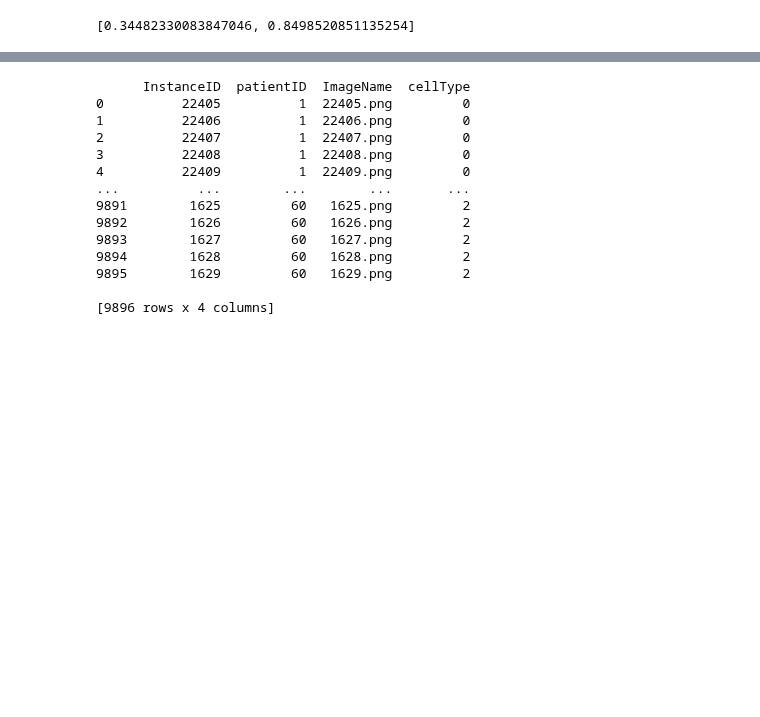
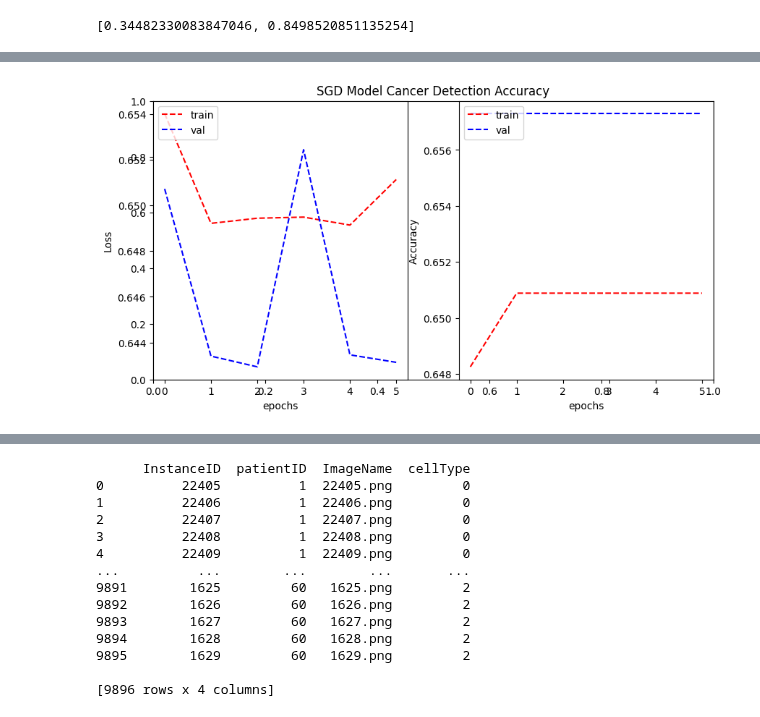
Before and after one commit to HarrisonOrosz/MLAssignment2, a Jupyter notebook: Assignment 2 Workbook.ipynb, the cells around one changed output, grey strips where cells are left out. Cells and saved outputs as stored; diff of their text form; code cells hidden in the pictures; blank space fills up the shorter version.

Commit message:
cnn for cancerous

```diff
--- a/Assignment 2 Workbook.ipynb
+++ b/Assignment 2 Workbook.ipynb
@@ -355,0 +356,27 @@ model.evaluate(test_generator)
+# %%
+model_VGG_cancerous = tf.keras.Sequential([
+    #VGG block 1
+    tf.keras.layers.Conv2D(32, (3, 3), activation='sigmoid', padding='same', input_shape=(27, 27, 3)),
+    tf.keras.layers.Conv2D(32, (3, 3), activation='sigmoid', padding='same'),
+    tf.keras.layers.MaxPooling2D((2, 2)),
+
+    #VGG block 2
+    tf.keras.layers.Conv2D(64, (3, 3), activation='sigmoid', padding='same'),
+    tf.keras.layers.Conv2D(64, (3, 3), activation='sigmoid', padding='same'),
+    tf.keras.layers.MaxPooling2D((2, 2)),
+
+    #VGG block 3
+    tf.keras.layers.Conv2D(128, (3, 3), activation='sigmoid', padding='same'),
+    tf.keras.layers.Conv2D(128, (3, 3), activation='sigmoid', padding='same'),
+    tf.keras.layers.MaxPooling2D((2, 2)),
+
+    tf.keras.layers.Flatten(),
+    tf.keras.layers.Dense(128, activation='sigmoid'),
+    tf.keras.layers.Dense(2),
+])
+# %%
+model_VGG_cancerous.compile(optimizer='adam',
+              loss=tf.keras.losses.CategoricalCrossentropy(from_logits=True),
+              metrics=['categorical_accuracy'])
+# %%
+history_vgg_cancerous = model_VGG_cancerous.fit(train_generator, validation_data = validation_generator, epochs=50, callbacks=earlyStop, verbose=1)
@@ -355,0 +398,6 @@ model.evaluate(test_generator)
+# %%
+plot_learning_curve("SGD Model Cancer Detection Accuracy",history_vgg_cancerous.history['loss'], history_vgg_cancerous.history['val_loss'],
+                    history_vgg_cancerous.history['categorical_accuracy'], history_vgg_cancerous.history['val_categorical_accuracy'],
+                    metric_name='Accuracy')
+# %% [output]
+[figure, added]
```
Also changed, not shown: parts of 31 cells of this notebook.
